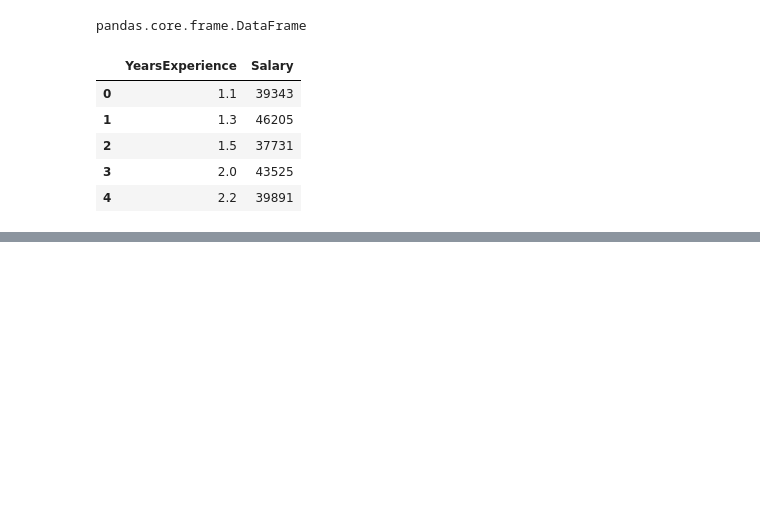
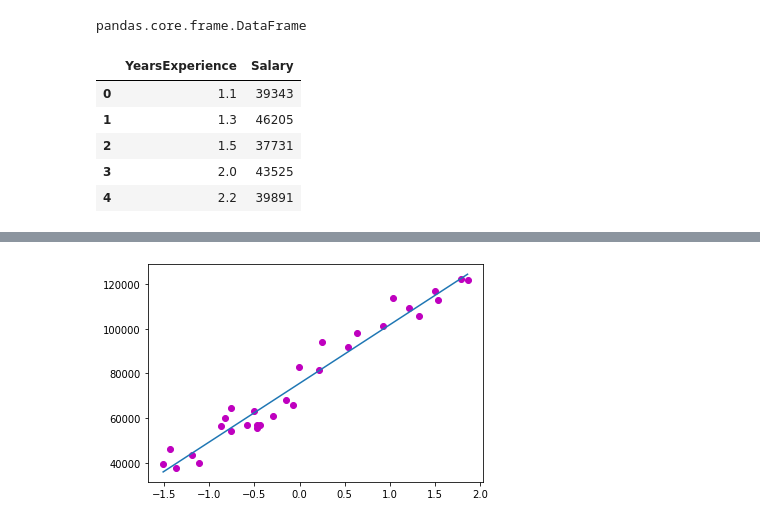
Before and after one commit to kavinkumar999/Machine-Learning-notes, a Jupyter notebook: session-2/salary prediction.ipynb, the cells around one changed output, grey strips where cells are left out. Cells and saved outputs as stored; diff of their text form; code cells hidden in the pictures; blank space fills up the shorter version.

```diff
--- a/session-2/salary prediction.ipynb
+++ b/session-2/salary prediction.ipynb
@@ -56,0 +108,7 @@ def cost_calc(theta, X, y):
+# %%
+plt.scatter(x,y,color = "m",marker = "o")
+y_ = hypothesis(theta,x)
+plt.plot(x,y_)
+plt.show()
+# %% [output]
+[figure, added]
```
Also changed, not shown: parts of 15 cells of this notebook, 1 other file.
